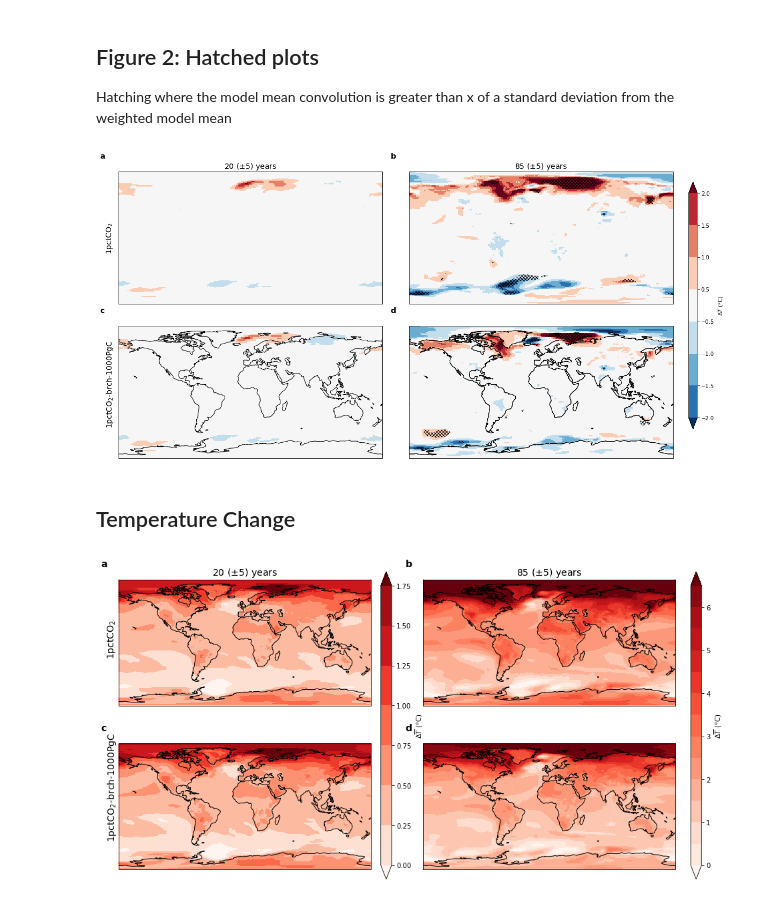
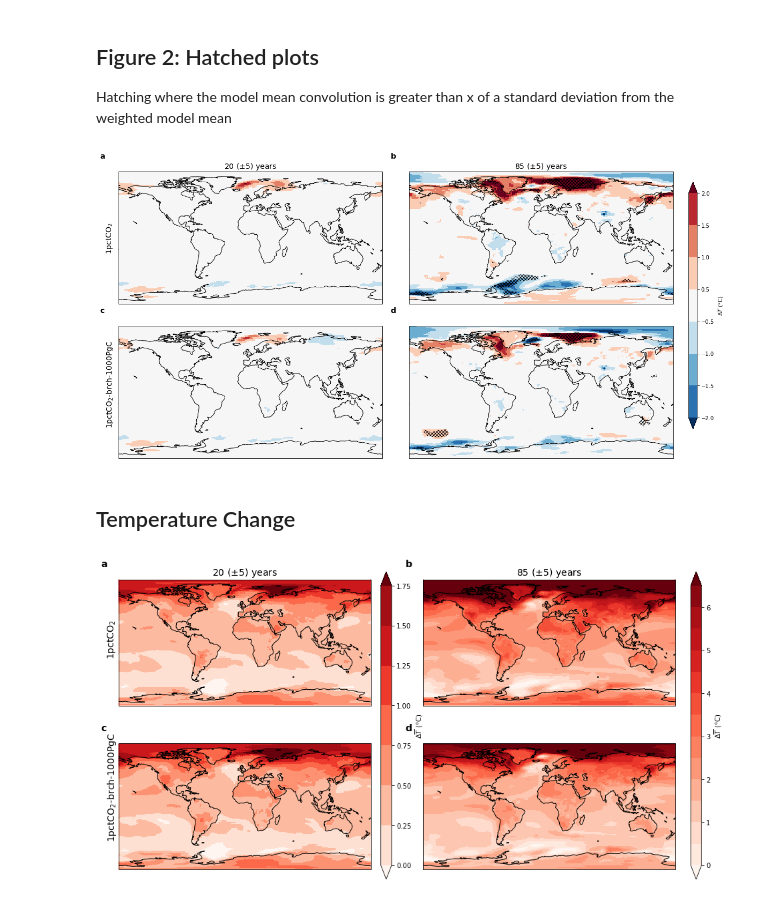
Before and after one commit to lfreese/CO2_greens, a Jupyter notebook: 1pct_and_1000gtc_evaluation.ipynb, the cells around one changed output. Cells and saved outputs as stored; diff of their text form; code cells hidden in the pictures.

```diff
--- a/1pct_and_1000gtc_evaluation.ipynb
+++ b/1pct_and_1000gtc_evaluation.ipynb
@@ -58,2 +56,6 @@ G_CDR_mean_ds = xr.open_dataset('Outputs/G_cdr_mean_ds.nc4')['__xarray_dataarray
+# %%
+#rolling 5 year mean
+G_ds = G_ds.rolling(year = 5, min_periods = 1, center = False).mean('year')
+G_CDR_ds = G_CDR_ds.rolling(year = 5, min_periods = 1, center = False).mean('year')
 # %%
 G_ds = xr.concat([G_ds, -G_CDR_ds], pd.Index(['pulse','cdr'], name = 'pulse_type'))
@@ -95,5 +100,6 @@ G_model_weights = utils.G_model_weights
 pictrl_model_weights = utils.pictrl_model_weights
 # %%
 type_color = utils.type_color
+model_color = utils.model_color
 # %%
 A = utils.A
@@ -343,35 +350,34 @@ for t, ax in zip([20,85],[ax3,ax4]):
     ax.coastlines()
 
 ##hatching for locations where convolution falls within 1std
 cs = hatching.sel(s = slice(t-yr_dif, t+yr_dif)).mean(dim = 's').sel(experiment = '1000gtc').plot.contourf(ax = ax4, hatches = ['xxxx', ''], levels = 3, colors = 'none', transform = ccrs.PlateCarree(), add_colorbar = False)
 for i, collection in enumerate(cs.collections):
     collection.set_edgecolor('black')
 for collection in cs.collections:
     collection.set_linewidth(0.)
 
 
-ax.coastlines()
 
 cbaxes = fig.add_axes([1.02,.1,.015,.8])
 cb = plt.colorbar(axp, cax = cbaxes)
 cb.set_label('$\Delta \overline{T}$ ($\degree$C)')
 
 ax1.text(-0.05,.4,'1pctCO$_2$', rotation = 'vertical', fontsize = 14, transform=ax1.transAxes)
 ax3.text(-0.05,.25,'1pctCO$_2$-brch-1000PgC', rotation = 'vertical', fontsize = 14, transform=ax3.transAxes)
 ax3.set_title(None)
 ax4.set_title(None)
 
 
 
 #subplot labels, a, b, c, d
 alpha_labels = iter(alphabet)
 for ax in [ax1, ax2, ax3, ax4]:
     label = next(alpha_labels)
     ax.text(x = -0.07, y =1.1, s = label, transform=ax.transAxes, fontweight="bold", fontsize = 14)
 
 plt.savefig(f'figures/paper/figure2_20_85_difference_1std.png', bbox_inches = 'tight', dpi = 300)
 # %% [output]
-[figure, old version]
+[figure, new version]
 # %% [markdown]
 ## Temperature Change
 # %%
@@ -437,4 +443,4 @@ for ax in [ax1, ax2, ax3, ax4]:
 
 plt.savefig(f'figures/paper/supp_figure2_20_85.png', bbox_inches = 'tight', dpi = 300)
 # %% [output]
-[figure, old version]
+[figure, new version]
```
Also changed, not shown: parts of 9 cells of this notebook, 9 other files.
